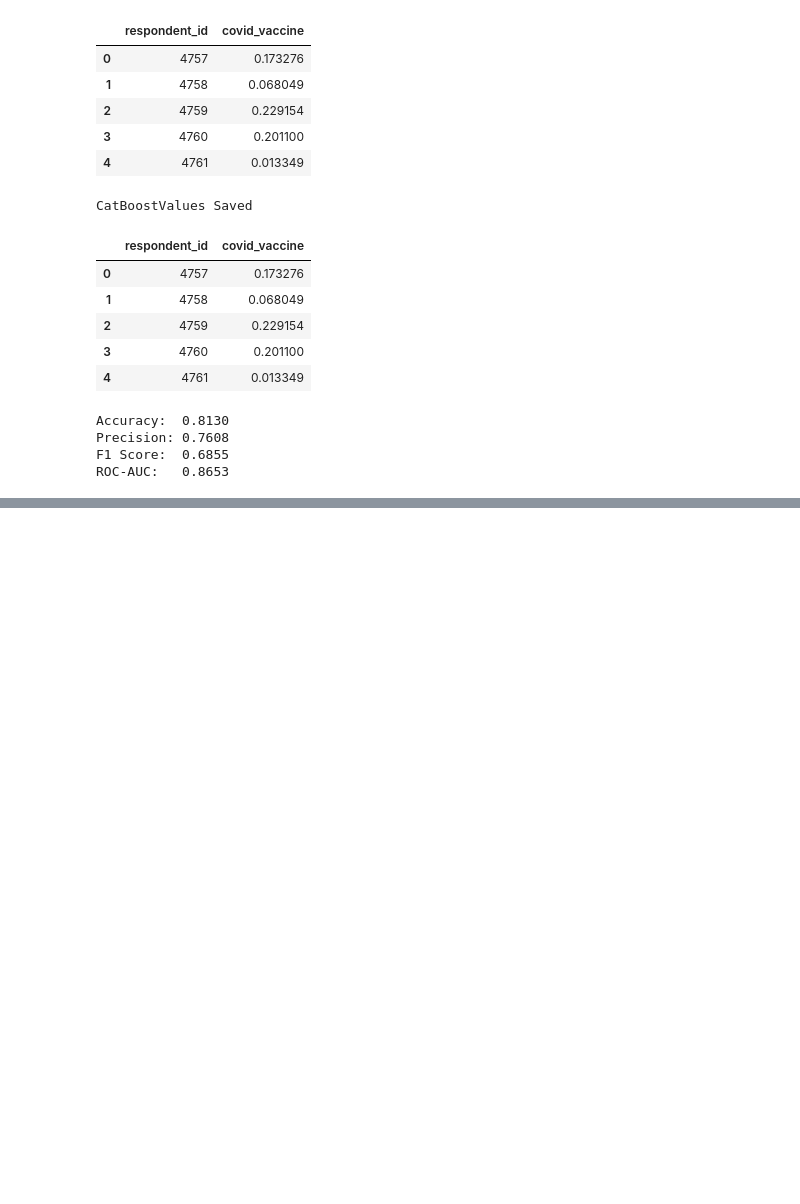
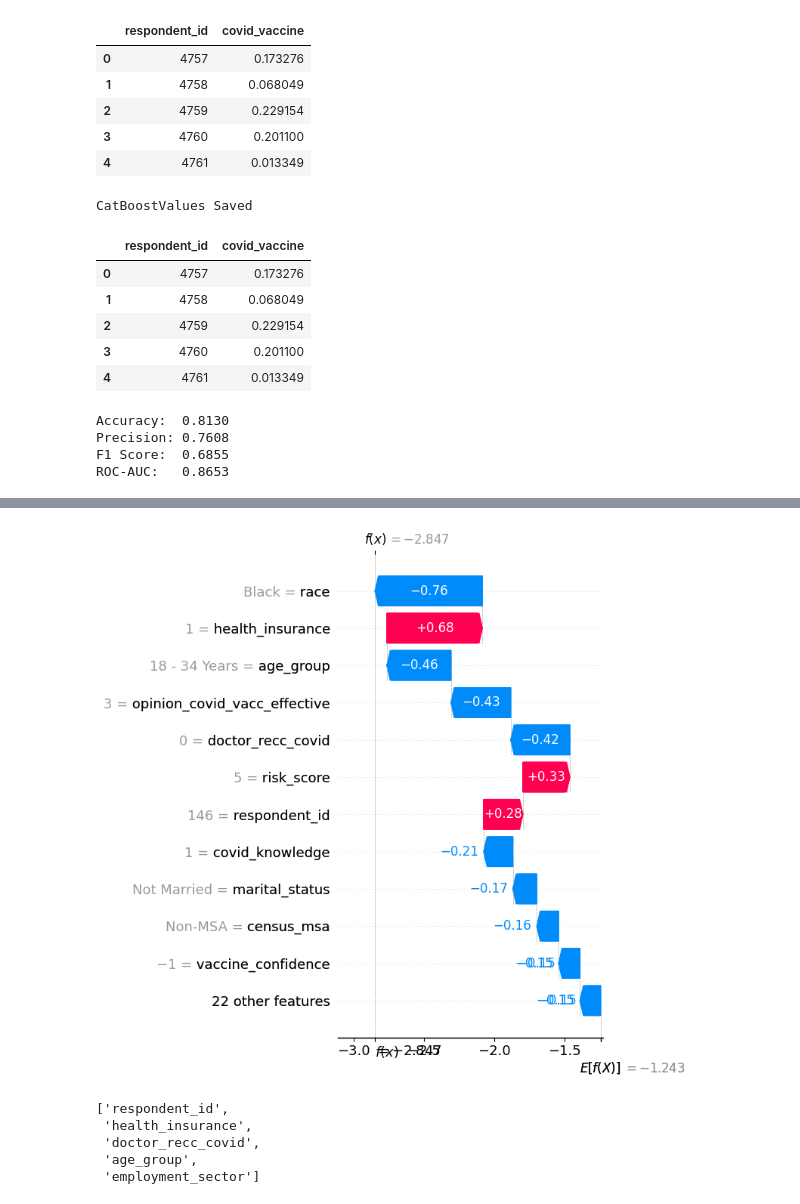
Before and after one commit to Research-Methods-hackathon/Hackathon_GroupV, a Jupyter notebook: models/Hackathon_Shanmukha_Karthik.ipynb, the cells around one changed output, grey strips where cells are left out. Saved outputs shown, nothing was run; the diff lists cells and outputs as text; code cells hidden in the pictures; blank space fills up the shorter version.

```diff
--- a/models/Hackathon_Shanmukha_Karthik.ipynb
+++ b/models/Hackathon_Shanmukha_Karthik.ipynb
@@ -359,0 +467,26 @@ ROC-AUC:   0.8653
+# %%
+instance_idx = 0
+
+explanation = shap.Explanation(
+    values=shap_values_only[instance_idx],
+    base_values=expected_value,
+    data=X_valid.iloc[instance_idx],
+    feature_names=X_valid.columns
+)
+
+shap.plots.waterfall(explanation, max_display=12, show=False)
+
+plt.tight_layout()
+plt.savefig("/content/outputs/catboost_shap_waterfall_instance_0.png", bbox_inches="tight")
+plt.show()
+# %% [output]
+[figure, added]
+# %%
+top_5_features = feature_importance.head(5)["Feature"].tolist()
+top_5_features
+# %% [output]
+['respondent_id',
+ 'health_insurance',
+ 'doctor_recc_covid',
+ 'age_group',
+ 'employment_sector']
```
Also changed, not shown: parts of 16 cells of this notebook.
